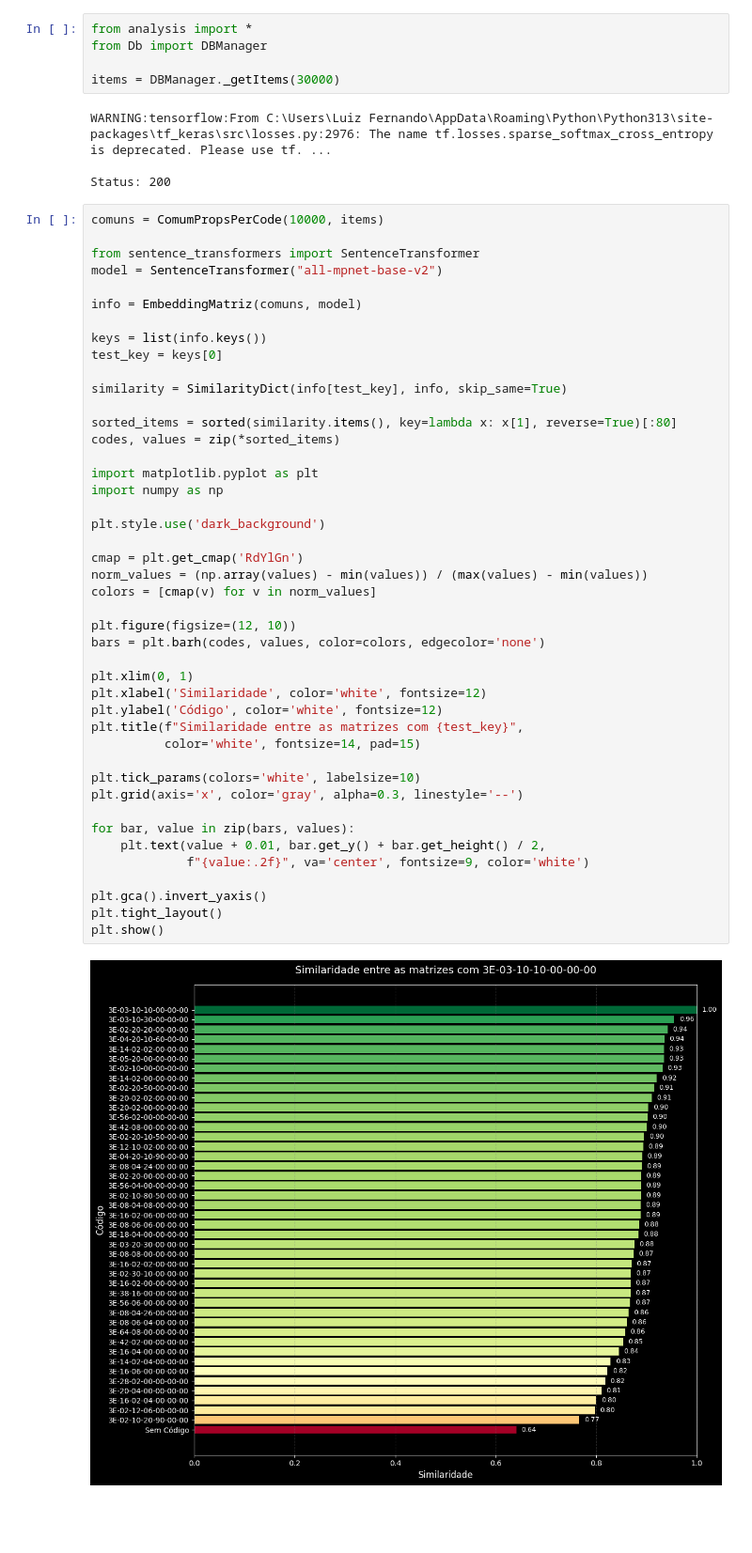
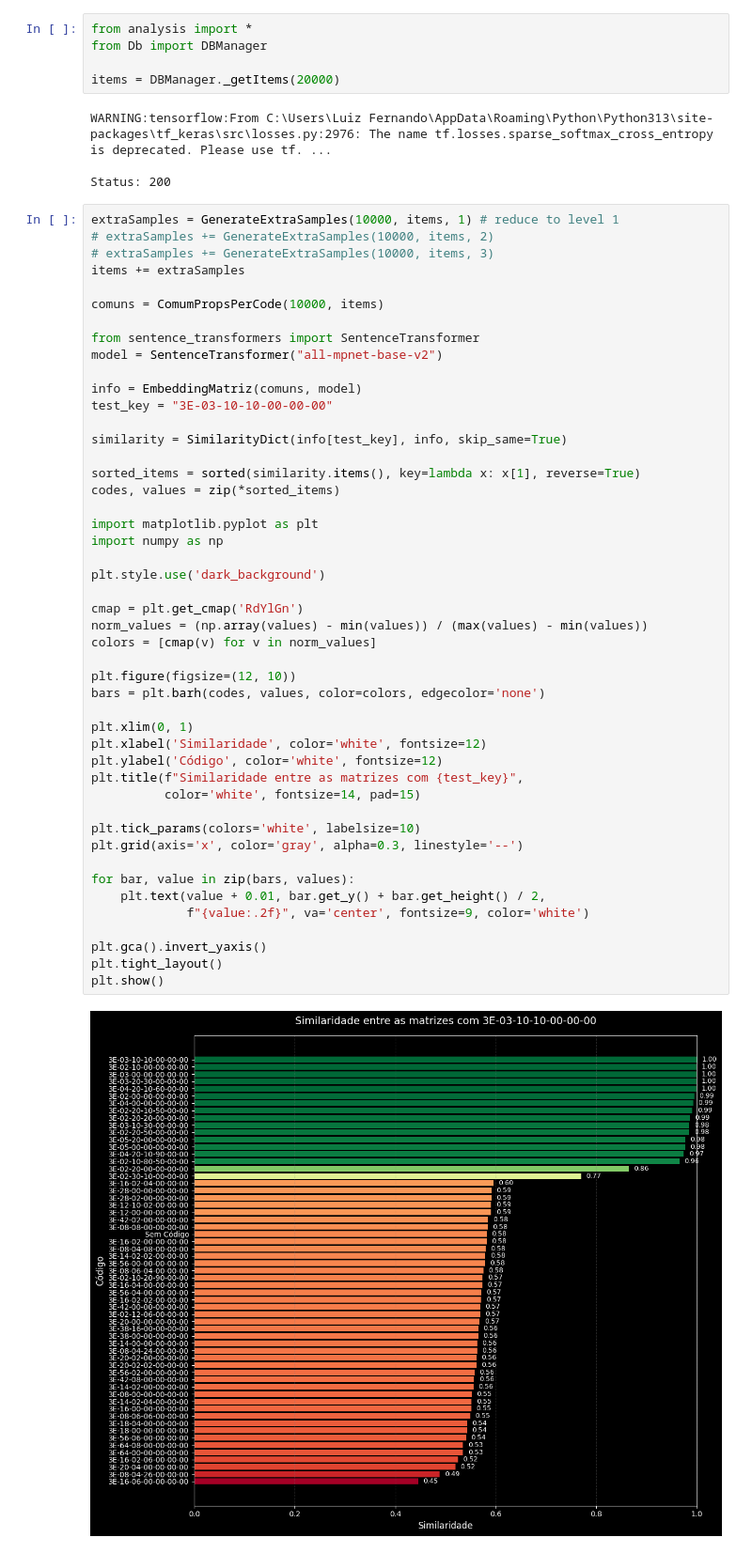
Before and after one commit to Luiz-Fernando-2303/GVC_CONSTCON, a Jupyter notebook: analysis.ipynb, the cells around one changed output. Shown at 94% size. Saved outputs shown, nothing was run; the diff lists cells and outputs as text; blank space fills up the shorter version.

```diff
--- a/analysis.ipynb
+++ b/analysis.ipynb
@@ -2,54 +2,57 @@
 from analysis import *
 from Db import DBManager
 
-items = DBManager._getItems(30000)
+items = DBManager._getItems(20000)
 # %% [output]
 WARNING:tensorflow:From C:\Users\Luiz Fernando\AppData\Roaming\Python\Python313\site-packages\tf_keras\src\losses.py:2976: The name tf.losses.sparse_softmax_cross_entropy is deprecated. Please use tf. ...
 
 Status: 200
 # %%
+extraSamples = GenerateExtraSamples(10000, items, 1) # reduce to level 1
+# extraSamples += GenerateExtraSamples(10000, items, 2)
+# extraSamples += GenerateExtraSamples(10000, items, 3)
+items += extraSamples
+
 comuns = ComumPropsPerCode(10000, items)
 
 from sentence_transformers import SentenceTransformer
 model = SentenceTransformer("all-mpnet-base-v2")
 
 info = EmbeddingMatriz(comuns, model)
-
-keys = list(info.keys())
-test_key = keys[0]
+test_key = "3E-03-10-10-00-00-00"
 
 similarity = SimilarityDict(info[test_key], info, skip_same=True)
 
-sorted_items = sorted(similarity.items(), key=lambda x: x[1], reverse=True)[:80]
+sorted_items = sorted(similarity.items(), key=lambda x: x[1], reverse=True)
 codes, values = zip(*sorted_items)
 
 import matplotlib.pyplot as plt
 import numpy as np
 
 plt.style.use('dark_background')
 
 cmap = plt.get_cmap('RdYlGn')
 norm_values = (np.array(values) - min(values)) / (max(values) - min(values))
 colors = [cmap(v) for v in norm_values]
 
 plt.figure(figsize=(12, 10))
 bars = plt.barh(codes, values, color=colors, edgecolor='none')
 
 plt.xlim(0, 1)
 plt.xlabel('Similaridade', color='white', fontsize=12)
 plt.ylabel('Código', color='white', fontsize=12)
 plt.title(f"Similaridade entre as matrizes com {test_key}",
           color='white', fontsize=14, pad=15)
 
 plt.tick_params(colors='white', labelsize=10)
 plt.grid(axis='x', color='gray', alpha=0.3, linestyle='--')
 
 for bar, value in zip(bars, values):
     plt.text(value + 0.01, bar.get_y() + bar.get_height() / 2,
              f"{value:.2f}", va='center', fontsize=9, color='white')
 
 plt.gca().invert_yaxis()
 plt.tight_layout()
 plt.show()
 # %% [output]
-[figure, old version]
+[figure, new version]
```
Also changed, not shown: 2 other files.
